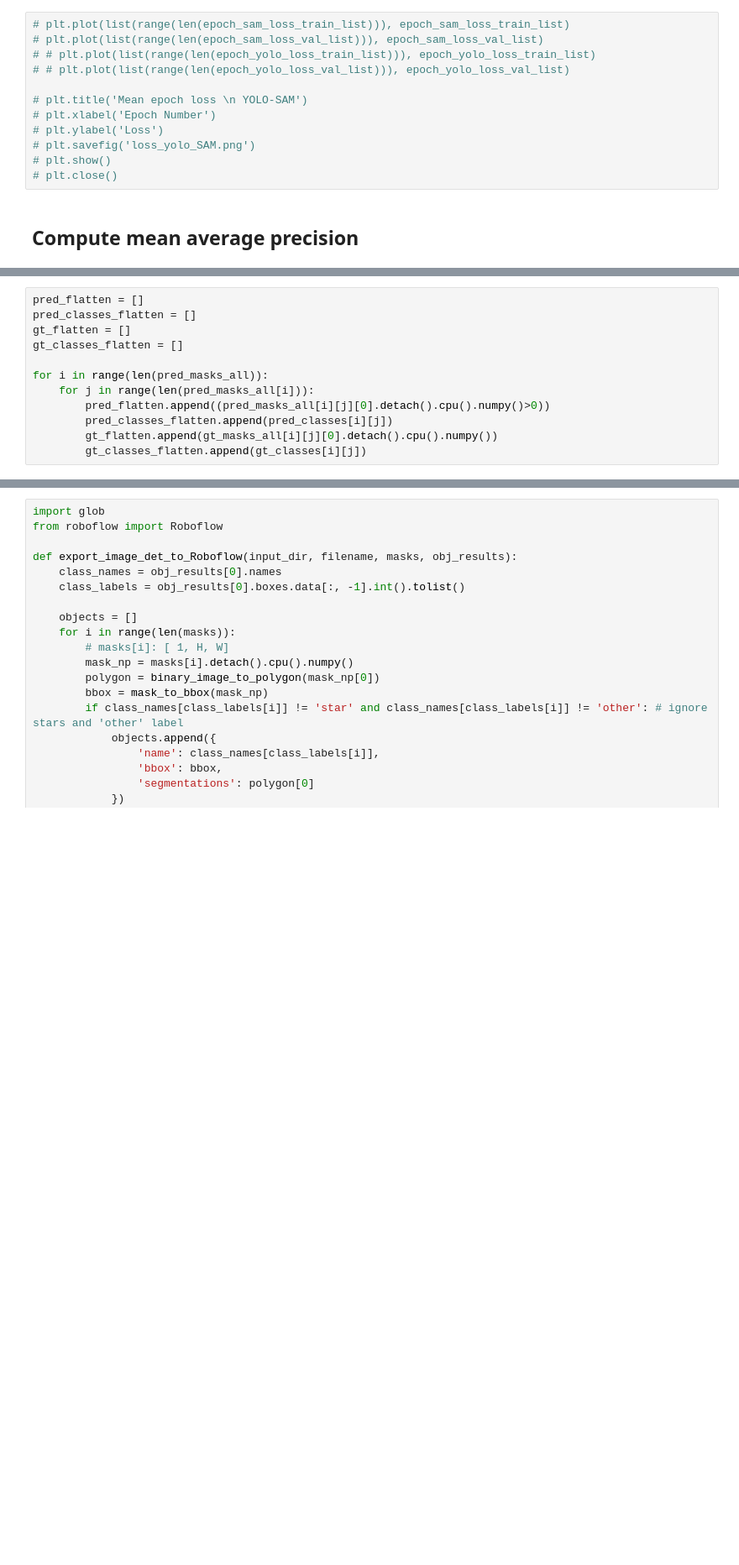
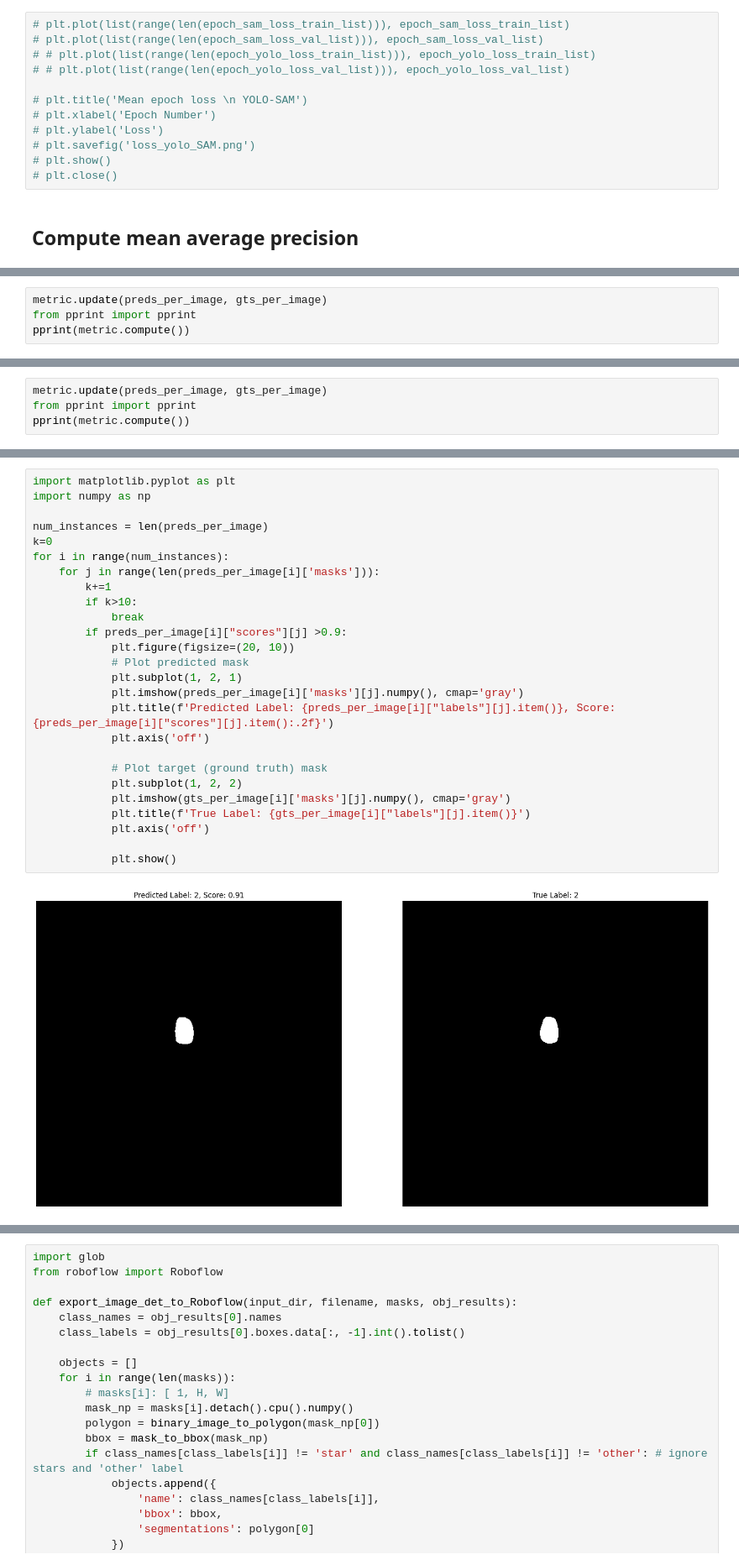
Before and after one commit to ESA-Datalabs/XAMI-model, a Jupyter notebook: yolov8_sam_classif.ipynb, the cells around one changed output, grey strips where cells are left out. Shown at 84% size. Cells and saved outputs as stored; diff of their text form; blank space fills up the shorter version.

```diff
--- a/yolov8_sam_classif.ipynb
+++ b/yolov8_sam_classif.ipynb
@@ -858,12 +790,0 @@ all_ious
-# %%
-pred_flatten = []
-pred_classes_flatten = []
-gt_flatten = []
-gt_classes_flatten = []
-
-for i in range(len(pred_masks_all)):
-    for j in range(len(pred_masks_all[i])):
-        pred_flatten.append((pred_masks_all[i][j][0].detach().cpu().numpy()>0))
-        pred_classes_flatten.append(pred_classes[i][j])
-        gt_flatten.append(gt_masks_all[i][j][0].detach().cpu().numpy())
-        gt_classes_flatten.append(gt_classes[i][j])
@@ -908,0 +884,4 @@ pprint(metric.compute())
+# %%
+metric.update(preds_per_image, gts_per_image)
+from pprint import pprint
+pprint(metric.compute())
@@ -908,0 +904,4 @@ pprint(metric.compute())
+# %%
+metric.update(preds_per_image, gts_per_image)
+from pprint import pprint
+pprint(metric.compute())
@@ -908,0 +924,28 @@ pprint(metric.compute())
+# %%
+import matplotlib.pyplot as plt
+import numpy as np
+
+num_instances = len(preds_per_image)
+k=0
+for i in range(num_instances):
+    for j in range(len(preds_per_image[i]['masks'])):
+        k+=1
+        if k>10:
+            break
+        if preds_per_image[i]["scores"][j] >0.9:
+            plt.figure(figsize=(20, 10))
+            # Plot predicted mask
+            plt.subplot(1, 2, 1)
+            plt.imshow(preds_per_image[i]['masks'][j].numpy(), cmap='gray')
+            plt.title(f'Predicted Label: {preds_per_image[i]["labels"][j].item()}, Score: {preds_per_image[i]["scores"][j].item():.2f}')
+            plt.axis('off')
+
+            # Plot target (ground truth) mask
+            plt.subplot(1, 2, 2)
+            plt.imshow(gts_per_image[i]['masks'][j].numpy(), cmap='gray')
+            plt.title(f'True Label: {gts_per_image[i]["labels"][j].item()}')
+            plt.axis('off')
+
+            plt.show()
+# %% [output]
+[figure, added]
```
Also changed, not shown: parts of 53 cells of this notebook.
